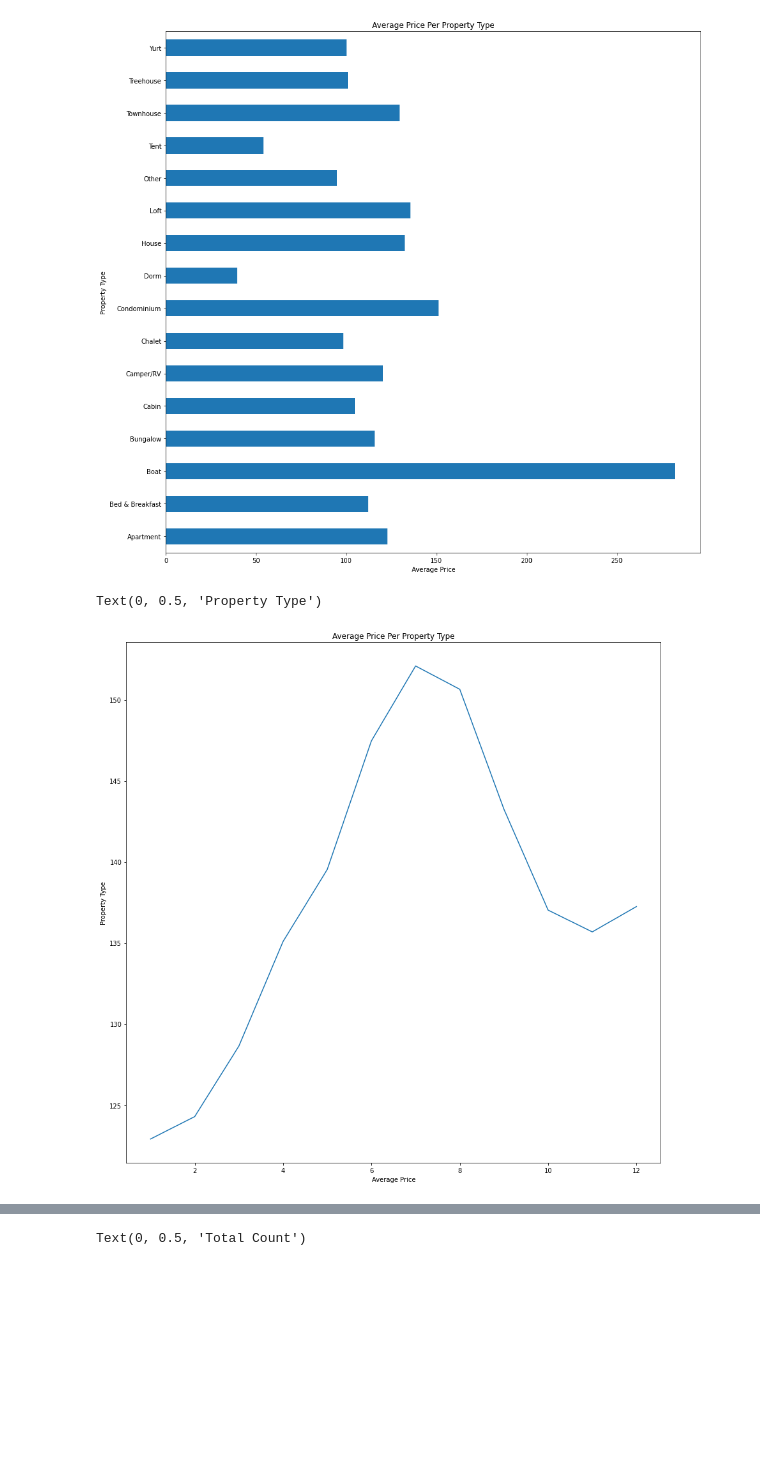
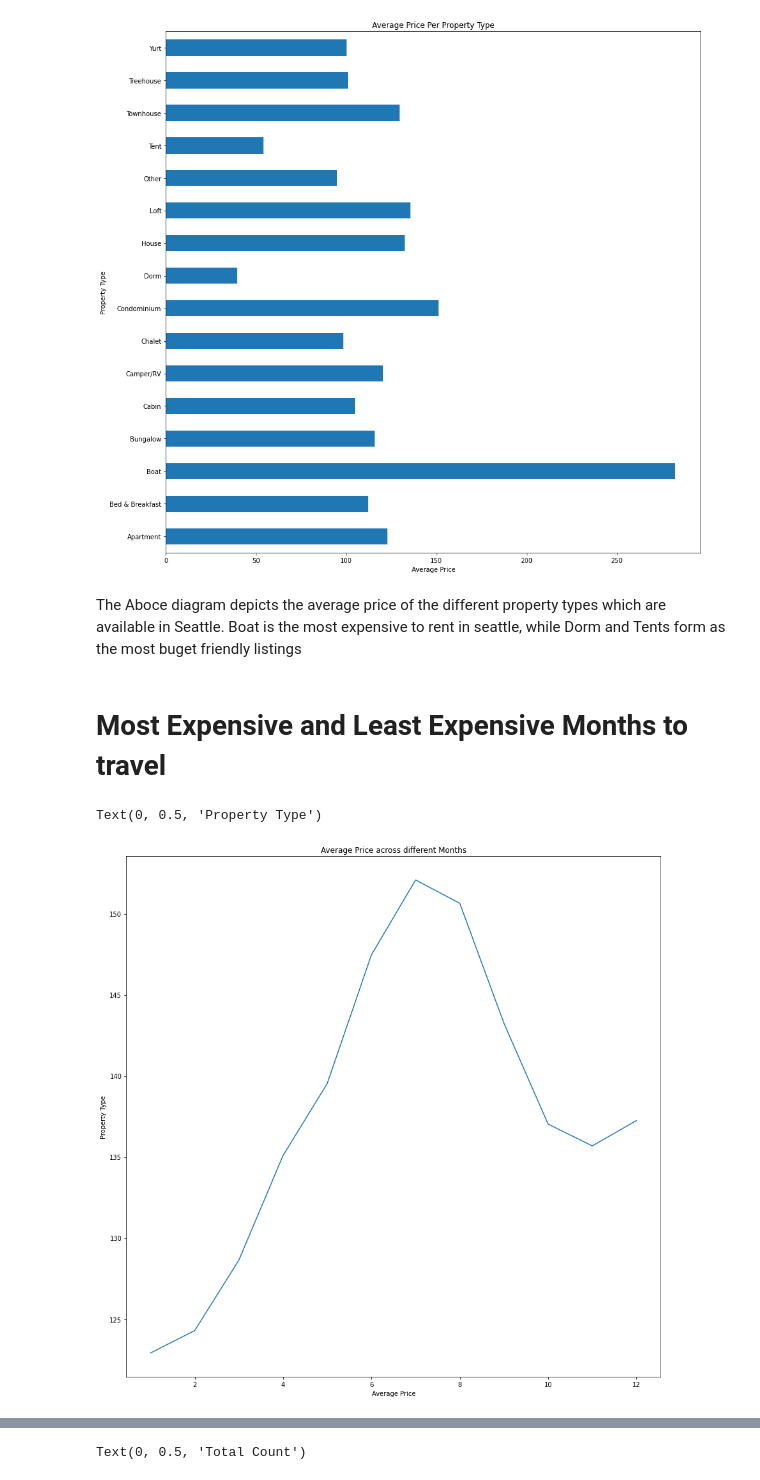
Before and after one commit to shagangrewal/Seattle_Airbnb_DataAnalysis, a Jupyter notebook: airbnb_seattle.ipynb, the cells around one changed output, grey strips where cells are left out. Drawn from its saved outputs; the diff is of its cells as text; code cells hidden in the pictures; blank space fills up the shorter version.

```diff
--- a/airbnb_seattle.ipynb
+++ b/airbnb_seattle.ipynb
@@ -464,6 +472,11 @@ plot.ylabel('Property Type')
 # %% [output]
 Text(0, 0.5, 'Property Type')
 [figure]
+# %% [markdown]
+The Aboce diagram depicts the average price of the different property types which are available in Seattle.
+Boat is the most expensive to rent in seattle, while Dorm and Tents form as the most buget friendly listings
+# %% [markdown]
+# Most Expensive and Least Expensive Months to travel
 # %%
 #we can see that boat is the most expensive to rent for with very high average price, compared to others
 #creating a new column in the calendar df to account for all the months
@@ -471,12 +484,12 @@ df_calendar['month'] = df_calendar['date'].dt.month
 # %%
 #Evaluating Average Price per month
 price_per_month = df_calendar.groupby(['month']).price.mean()
 
 plot.figure(figsize=(15,15))
 price_per_month.plot(kind='line')
-plot.title('Average Price Per Property Type')
+plot.title('Average Price across different Months')
 plot.xlabel('Average Price')
 plot.ylabel('Property Type')
 # %% [output]
 Text(0, 0.5, 'Property Type')
-[figure, old version]
+[figure, new version]
```
Also changed, not shown: parts of 14 cells of this notebook.
